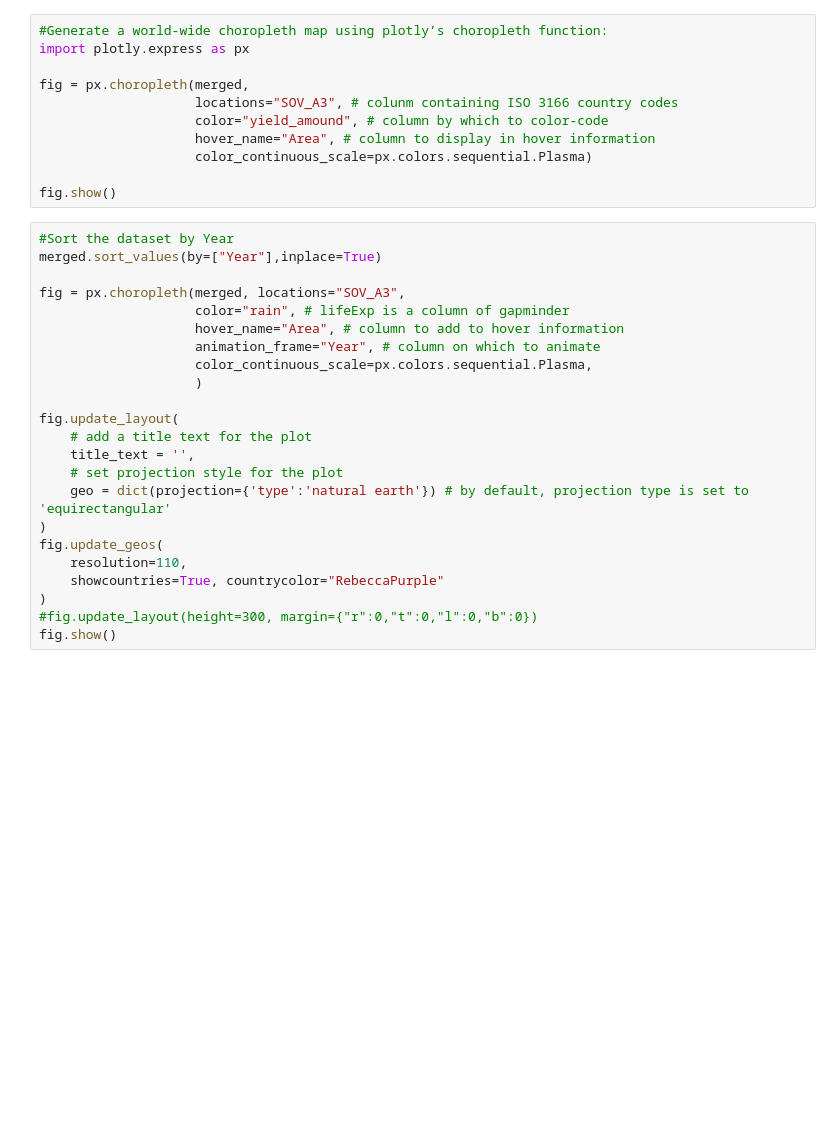
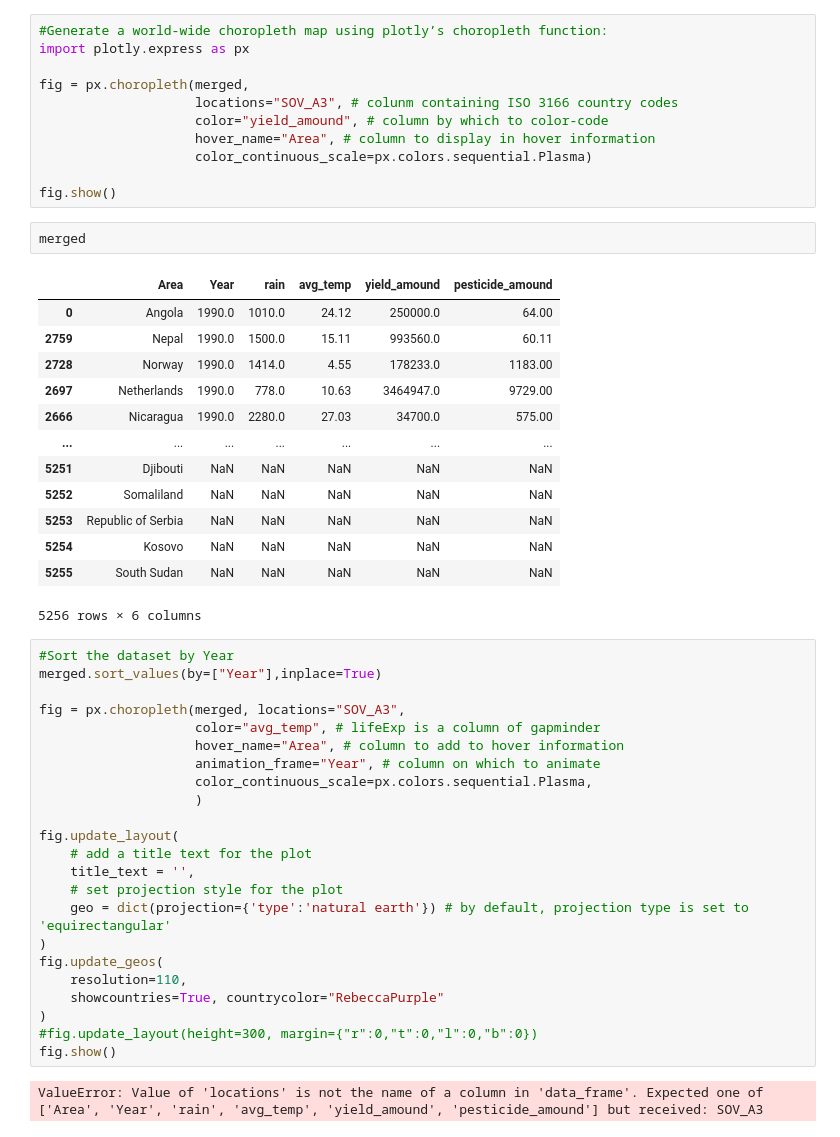
Before and after one commit to LucasJohannsenShadow/AVCD, a Jupyter notebook: spacial data.ipynb, the cells around one changed output. Saved outputs shown, nothing was run; the diff lists cells and outputs as text; blank space fills up the shorter version.

```diff
--- a/spacial data.ipynb
+++ b/spacial data.ipynb
@@ -71,12 +97,28 @@ fig = px.choropleth(merged,
                     color_continuous_scale=px.colors.sequential.Plasma)
 
 fig.show()
+# %%
+merged
+# %% [output]
+|  | Area | Year | rain | avg_temp | yield_amound | pesticide_amound |
+| 0 | Angola | 1990.0 | 1010.0 | 24.12 | 250000.0 | 64.00 |
+| 2759 | Nepal | 1990.0 | 1500.0 | 15.11 | 993560.0 | 60.11 |
+| 2728 | Norway | 1990.0 | 1414.0 | 4.55 | 178233.0 | 1183.00 |
+| 2697 | Netherlands | 1990.0 | 778.0 | 10.63 | 3464947.0 | 9729.00 |
+| 2666 | Nicaragua | 1990.0 | 2280.0 | 27.03 | 34700.0 | 575.00 |
+| ... | ... | ... | ... | ... | ... | ... |
+| 5251 | Djibouti | NaN | NaN | NaN | NaN | NaN |
+| 5252 | Somaliland | NaN | NaN | NaN | NaN | NaN |
+| 5253 | Republic of Serbia | NaN | NaN | NaN | NaN | NaN |
+| 5254 | Kosovo | NaN | NaN | NaN | NaN | NaN |
+| 5255 | South Sudan | NaN | NaN | NaN | NaN | NaN |
+5256 rows × 6 columns
 # %%
 #Sort the dataset by Year
 merged.sort_values(by=["Year"],inplace=True)
 
 fig = px.choropleth(merged, locations="SOV_A3",
-                    color="rain", # lifeExp is a column of gapminder
+                    color="avg_temp", # lifeExp is a column of gapminder
                     hover_name="Area", # column to add to hover information
                     animation_frame="Year", # column on which to animate
                     color_continuous_scale=px.colors.sequential.Plasma,
@@ -94,3 +136,5 @@ fig.update_geos(
 )
 #fig.update_layout(height=300, margin={"r":0,"t":0,"l":0,"b":0})
 fig.show()
+# %% [output]
+ValueError: Value of 'locations' is not the name of a column in 'data_frame'. Expected one of ['Area', 'Year', 'rain', 'avg_temp', 'yield_amound', 'pesticide_amound'] but received: SOV_A3
```
Also changed, not shown: parts of 7 cells of this notebook, 1 other file.
